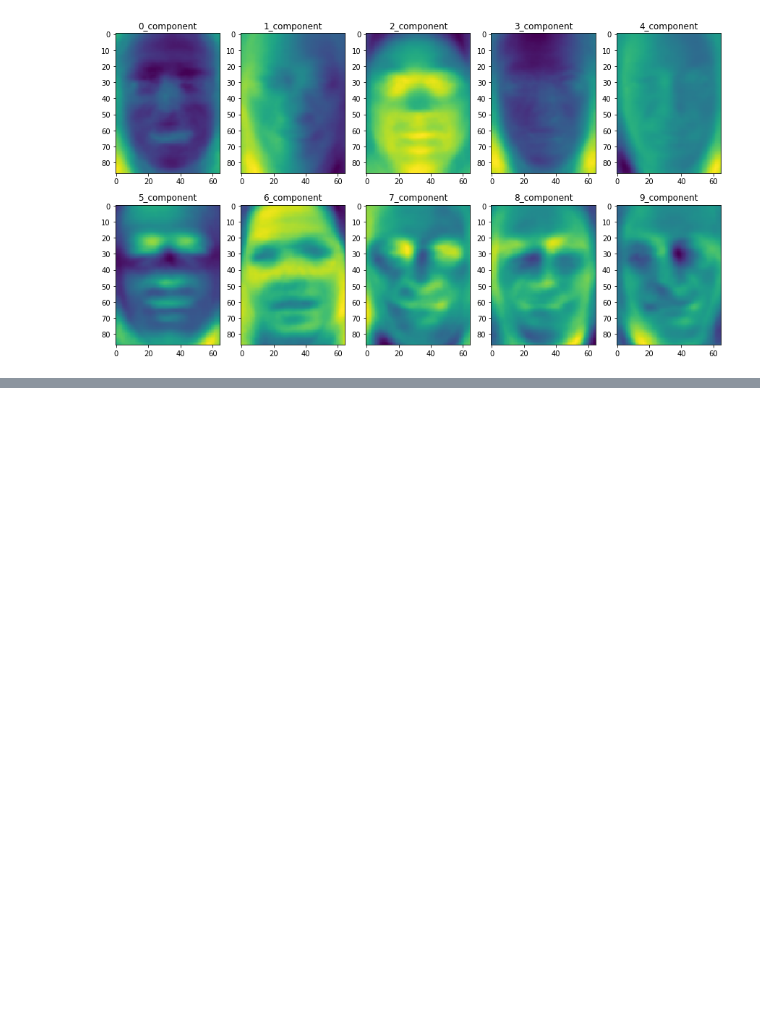
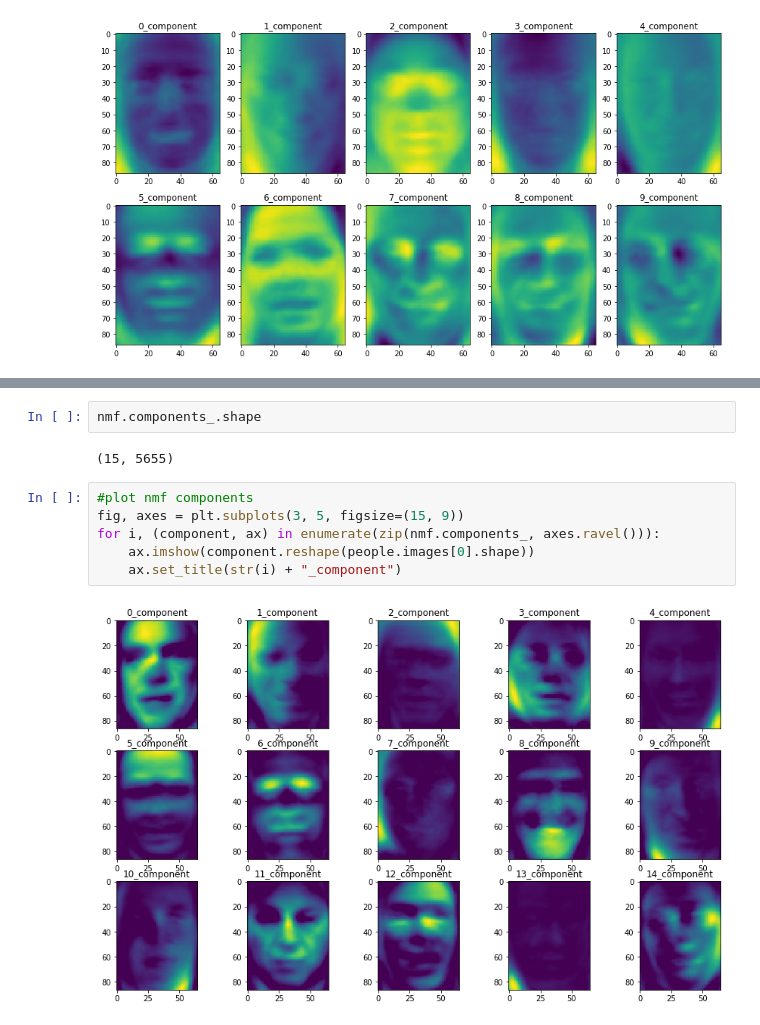
Before and after one commit to xgu60/Introduction_to_machine_learning_with_python, a Jupyter notebook: chapter3_people.ipynb, the cells around one changed output, grey strips where cells are left out. Cells and saved outputs as stored; diff of their text form; blank space fills up the shorter version.

```diff
--- a/chapter3_people.ipynb
+++ b/chapter3_people.ipynb
@@ -94,0 +122,12 @@ for i, (component, ax) in enumerate(zip(pca.components_, axes.ravel())):
+# %%
+nmf.components_.shape
+# %% [output]
+(15, 5655)
+# %%
+#plot nmf components
+fig, axes = plt.subplots(3, 5, figsize=(15, 9))
+for i, (component, ax) in enumerate(zip(nmf.components_, axes.ravel())):
+    ax.imshow(component.reshape(people.images[0].shape))
+    ax.set_title(str(i) + "_component")
+# %% [output]
+[figure, added]
```
Also changed, not shown: parts of 12 cells of this notebook.
